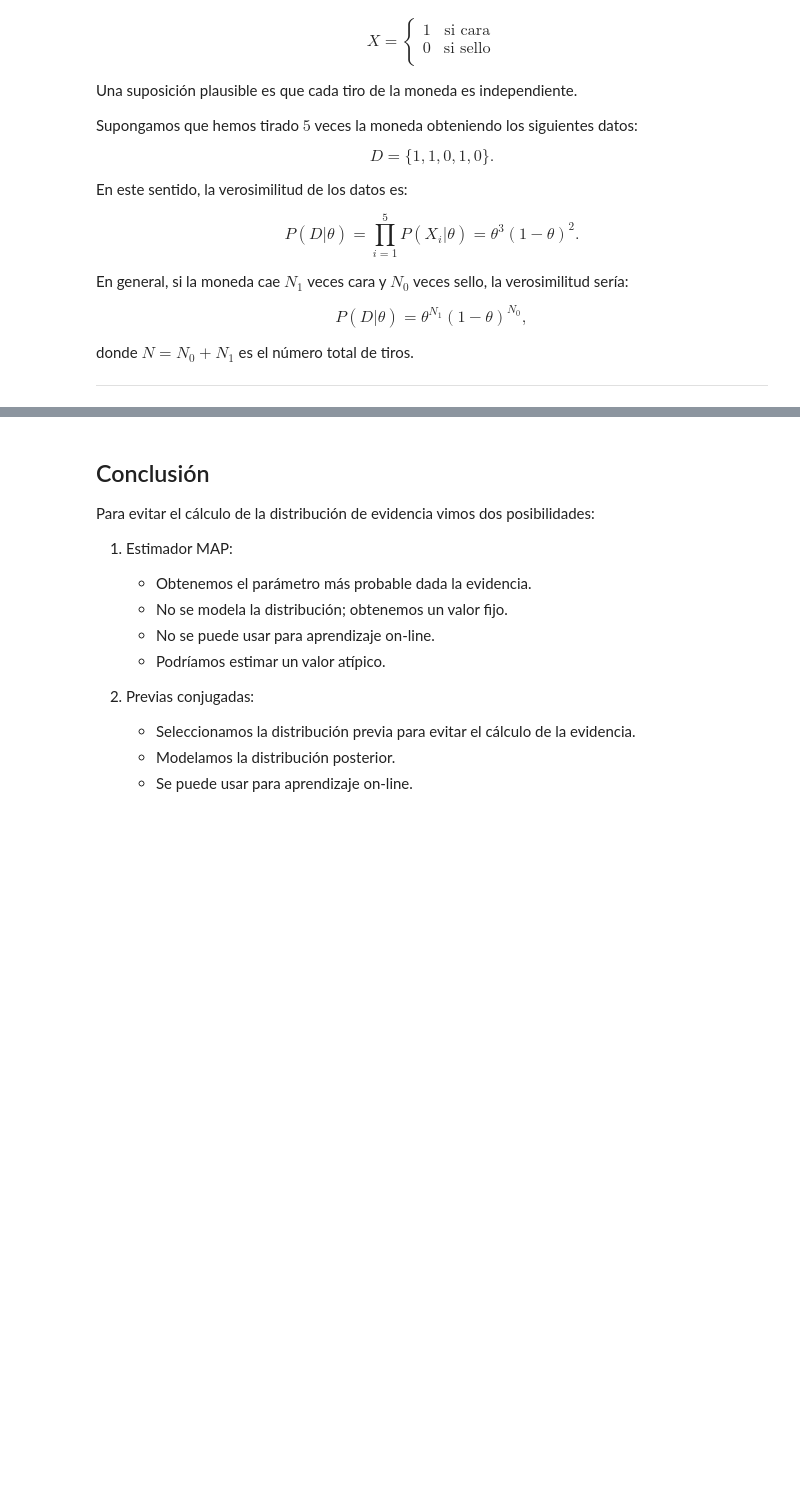
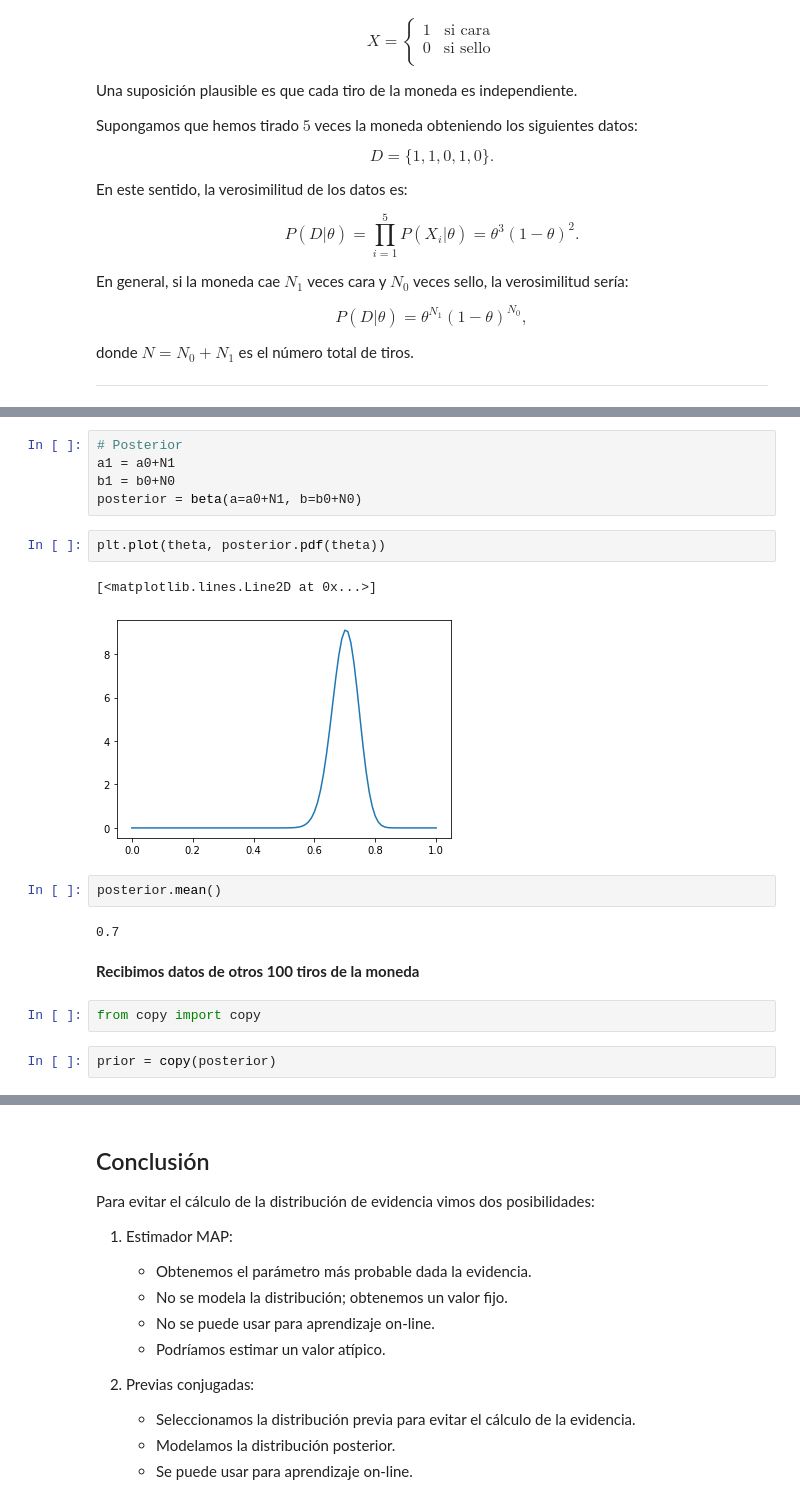
Before and after one commit to luismaria8992ramirez/mebo2021, a Jupyter notebook: modulo1/tema4/1_bayes_previa_conjugadas.ipynb, the cells around one changed output, grey strips where cells are left out. Saved outputs shown, nothing was run; the diff lists cells and outputs as text; blank space fills up the shorter version.

```diff
--- a/modulo1/tema4/1_bayes_previa_conjugadas.ipynb
+++ b/modulo1/tema4/1_bayes_previa_conjugadas.ipynb
@@ -423,0 +487,20 @@ $$
+# %%
+# Posterior
+a1 = a0+N1
+b1 = b0+N0
+posterior = beta(a=a0+N1, b=b0+N0)
+# %%
+plt.plot(theta, posterior.pdf(theta))
+# %% [output]
+[<matplotlib.lines.Line2D at 0x...>]
+[figure, added]
+# %%
+posterior.mean()
+# %% [output]
+0.7
+# %% [markdown]
+**Recibimos datos de otros 100 tiros de la moneda**
+# %%
+from copy import copy
+# %%
+prior = copy(posterior)
```
Also changed, not shown: parts of 21 cells of this notebook, 1 other file.
